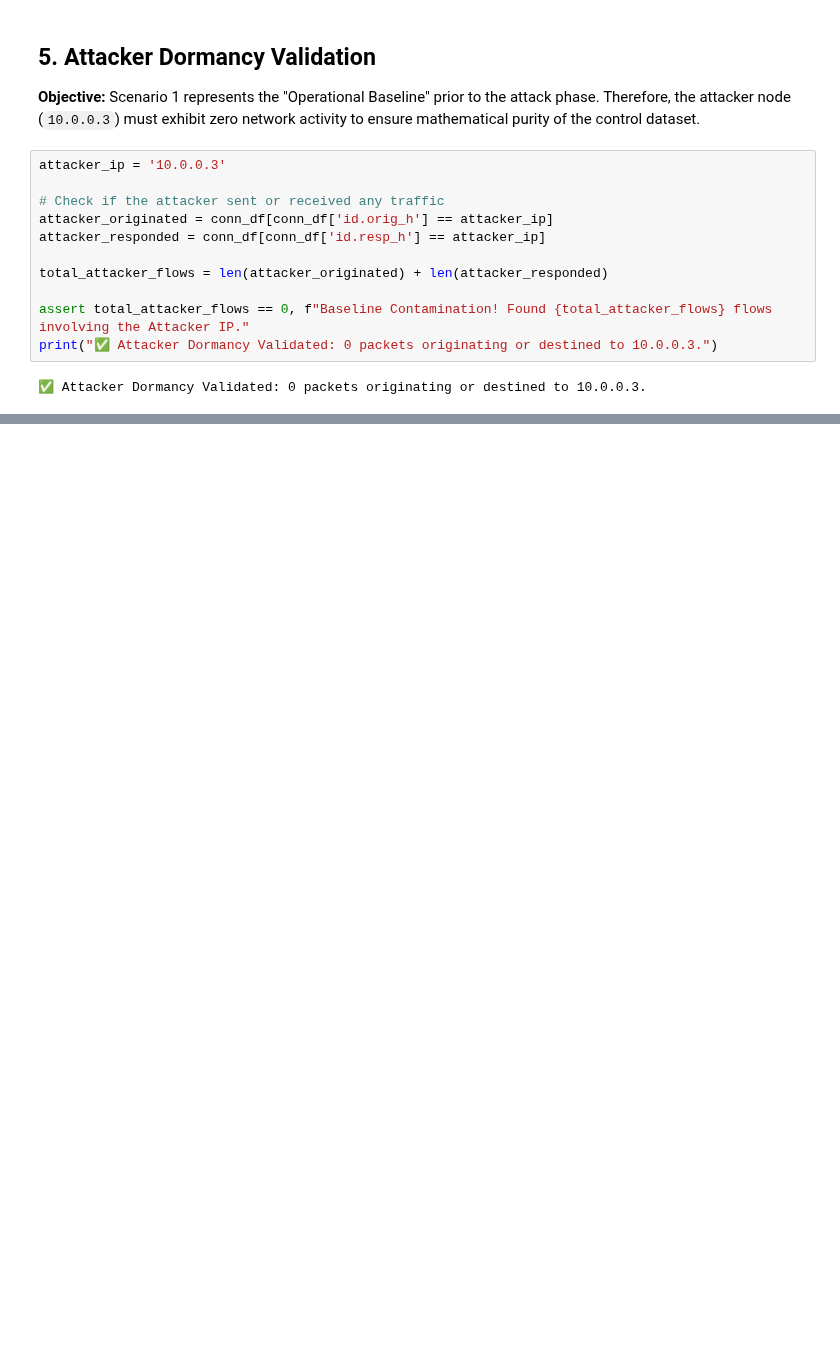
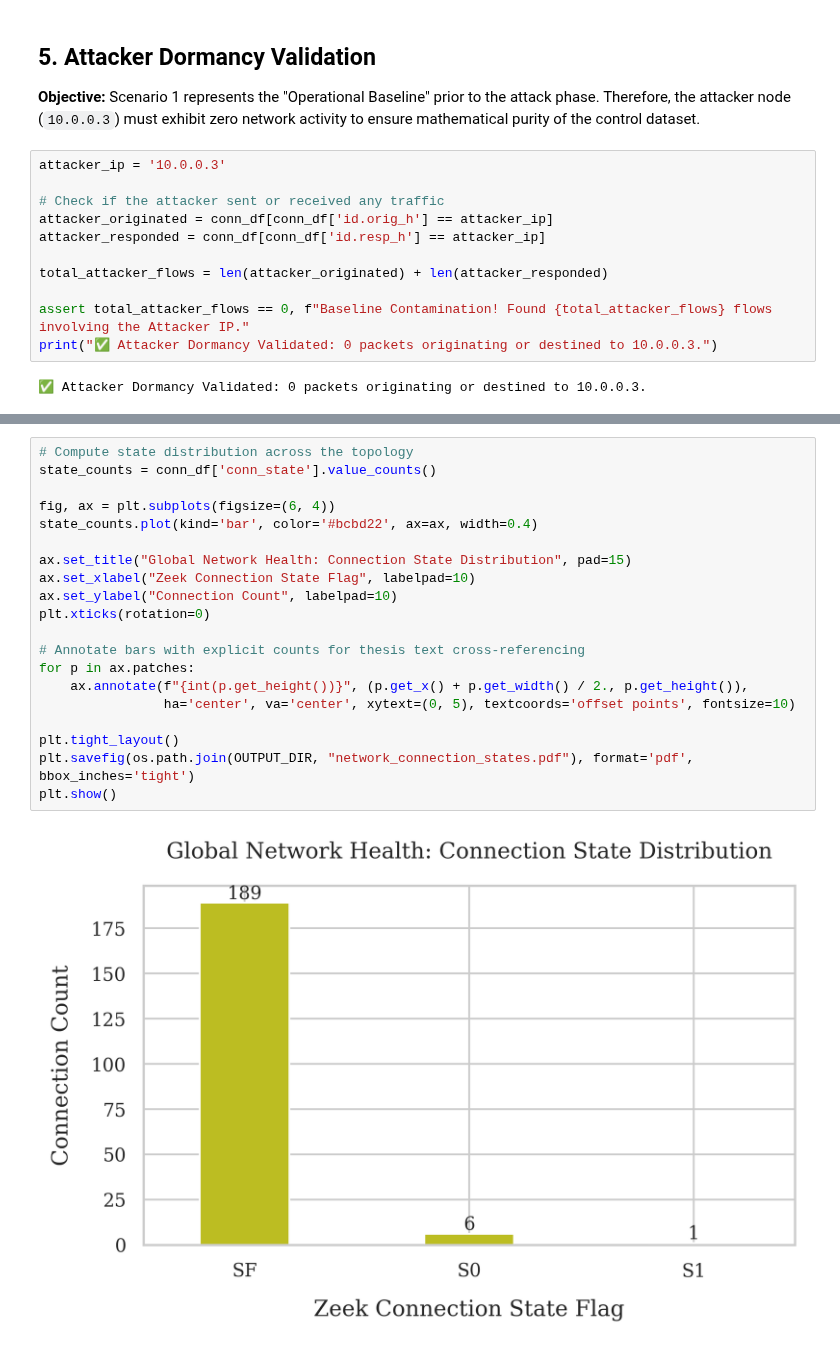
Before and after one commit to thismanera/iot_forensics_project, a Jupyter notebook: code/analysis/scenario1_analysis.ipynb, the cells around one changed output, grey strips where cells are left out. Cells and saved outputs as stored; diff of their text form; blank space fills up the shorter version.

```diff
--- a/code/analysis/scenario1_analysis.ipynb
+++ b/code/analysis/scenario1_analysis.ipynb
@@ -280,0 +348,22 @@ print("✅ Attacker Dormancy Validated: 0 packets originating or destined to 10.
+# %%
+# Compute state distribution across the topology
+state_counts = conn_df['conn_state'].value_counts()
+
+fig, ax = plt.subplots(figsize=(6, 4))
+state_counts.plot(kind='bar', color='#bcbd22', ax=ax, width=0.4)
+
+ax.set_title("Global Network Health: Connection State Distribution", pad=15)
+ax.set_xlabel("Zeek Connection State Flag", labelpad=10)
+ax.set_ylabel("Connection Count", labelpad=10)
+plt.xticks(rotation=0)
+
+# Annotate bars with explicit counts for thesis text cross-referencing
+for p in ax.patches:
+    ax.annotate(f"{int(p.get_height())}", (p.get_x() + p.get_width() / 2., p.get_height()),
+                ha='center', va='center', xytext=(0, 5), textcoords='offset points', fontsize=10)
+
+plt.tight_layout()
+plt.savefig(os.path.join(OUTPUT_DIR, "network_connection_states.pdf"), format='pdf', bbox_inches='tight')
+plt.show()
+# %% [output]
+[figure, added]
```
Also changed, not shown: parts of 9 cells of this notebook.
